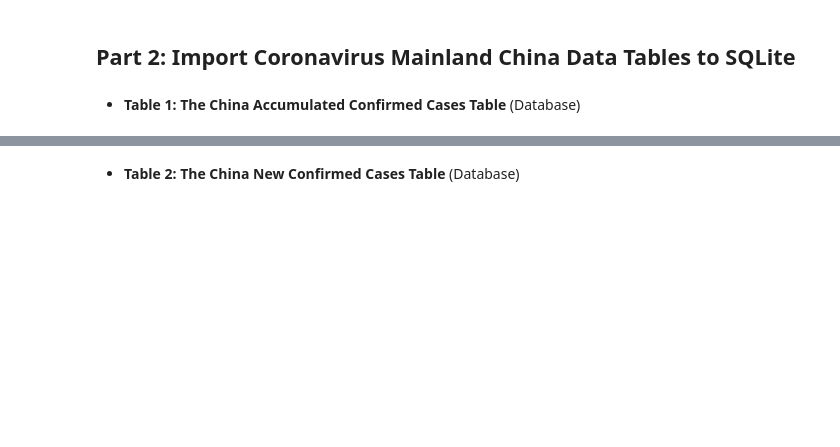
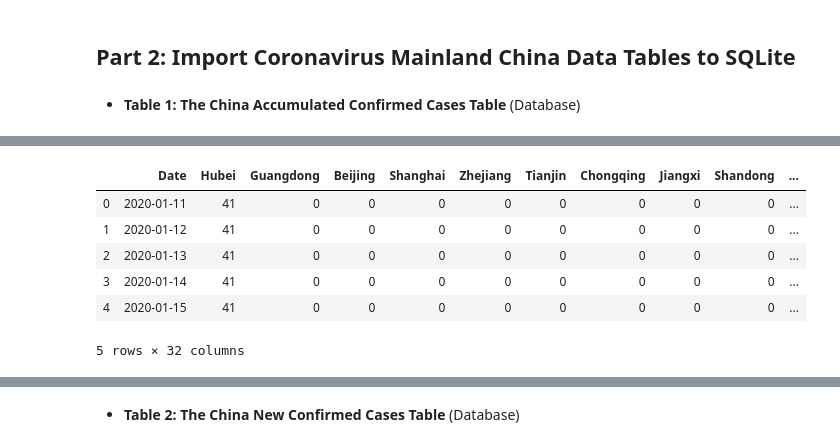
Before and after one commit to masonxmh/Project2, a Jupyter notebook: scrap_table.ipynb, the cells around one changed output, grey strips where cells are left out. Cells and saved outputs as stored; diff of their text form; code cells hidden in the pictures; blank space fills up the shorter version.

```diff
--- a/scrap_table.ipynb
+++ b/scrap_table.ipynb
@@ -236,0 +250,10 @@ df_China_new_recovered_final.tail()
+# %%
+df_China_confirmed_final.head()
+# %% [output]
+|  | Date | Hubei | Guangdong | Beijing | Shanghai | Zhejiang | Tianjin | Chongqing | Jiangxi | Shandong | ... |
+| 0 | 2020-01-11 | 41 | 0 | 0 | 0 | 0 | 0 | 0 | 0 | 0 | ... |
+| 1 | 2020-01-12 | 41 | 0 | 0 | 0 | 0 | 0 | 0 | 0 | 0 | ... |
+| 2 | 2020-01-13 | 41 | 0 | 0 | 0 | 0 | 0 | 0 | 0 | 0 | ... |
+| 3 | 2020-01-14 | 41 | 0 | 0 | 0 | 0 | 0 | 0 | 0 | 0 | ... |
+| 4 | 2020-01-15 | 41 | 0 | 0 | 0 | 0 | 0 | 0 | 0 | 0 | ... |
+5 rows × 32 columns
```
Also changed, not shown: parts of 7 cells of this notebook, 2 other files.
